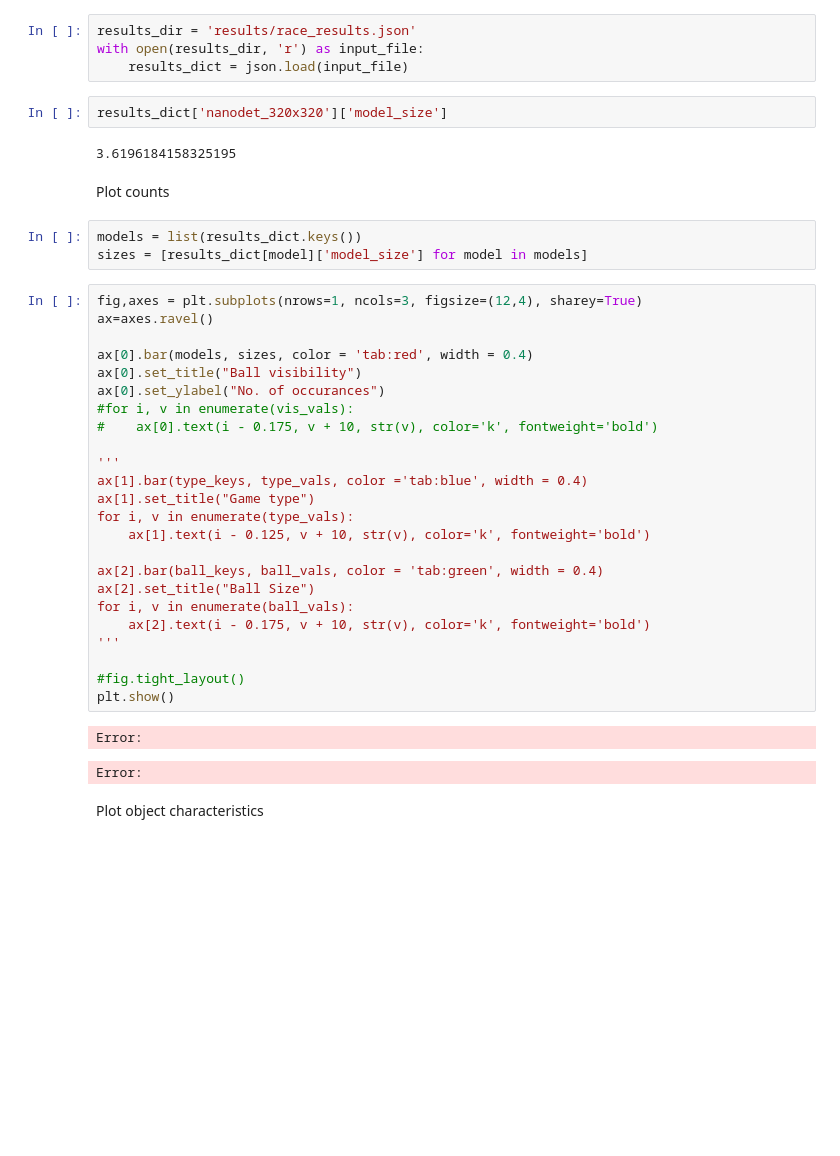
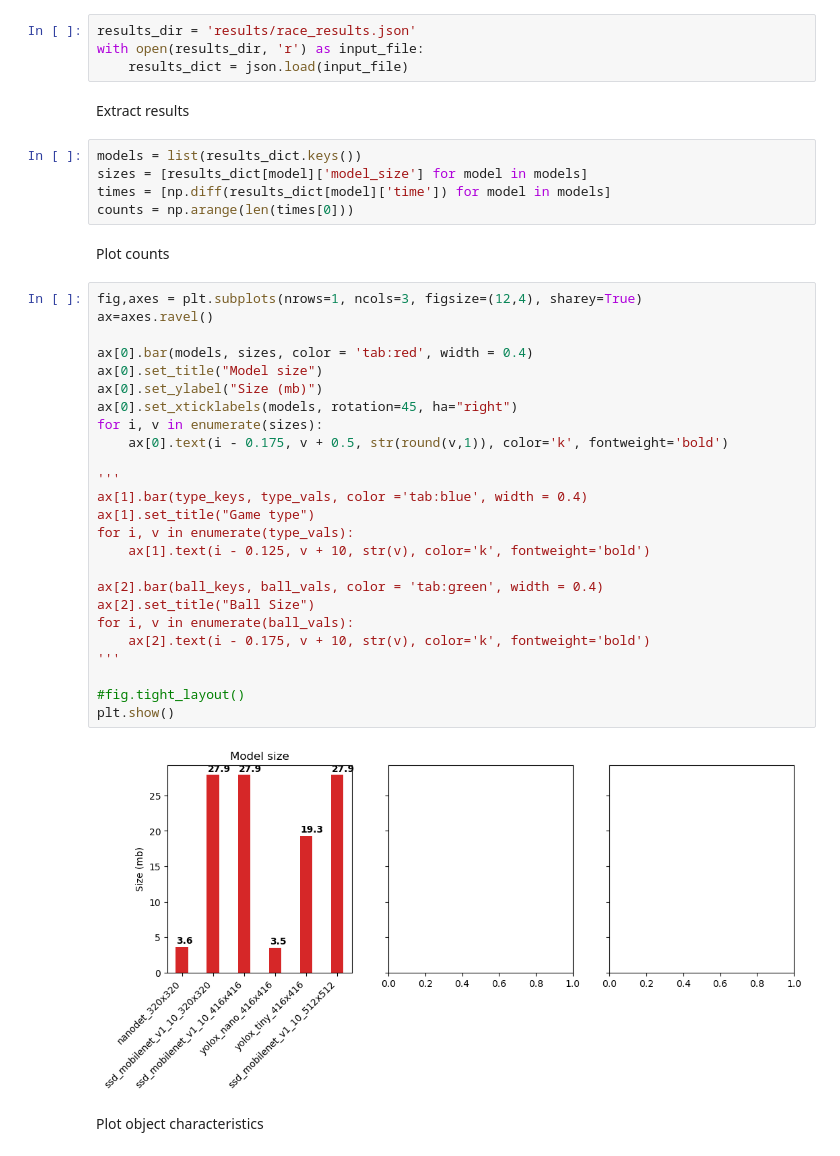
Before and after one commit to 262882/msc_detector_race, a Jupyter notebook: dataset_stats.ipynb, the cells around one changed output. Drawn from its saved outputs; the diff is of its cells as text; blank space fills up the shorter version.

Commit message:
Create some basic plots

```diff
--- a/dataset_stats.ipynb
+++ b/dataset_stats.ipynb
@@ -12,41 +14,41 @@ Locate results
 results_dir = 'results/race_results.json'
 with open(results_dir, 'r') as input_file:
     results_dict = json.load(input_file)
+# %% [markdown]
+Extract results
 # %%
-results_dict['nanodet_320x320']['model_size']
+models = list(results_dict.keys())
+sizes = [results_dict[model]['model_size'] for model in models]
+times = [np.diff(results_dict[model]['time']) for model in models]
+counts = np.arange(len(times[0]))
-# %% [output]
-3.6196184158325195
 # %% [markdown]
 Plot counts
-# %%
-models = list(results_dict.keys())
-sizes = [results_dict[model]['model_size'] for model in models]
 # %%
 fig,axes = plt.subplots(nrows=1, ncols=3, figsize=(12,4), sharey=True)
 ax=axes.ravel()
 
 ax[0].bar(models, sizes, color = 'tab:red', width = 0.4)
-ax[0].set_title("Ball visibility")
-ax[0].set_ylabel("No. of occurances")
-#for i, v in enumerate(vis_vals):
-#    ax[0].text(i - 0.175, v + 10, str(v), color='k', fontweight='bold')
+ax[0].set_title("Model size")
+ax[0].set_ylabel("Size (mb)")
+ax[0].set_xticklabels(models, rotation=45, ha="right")
+for i, v in enumerate(sizes):
+    ax[0].text(i - 0.175, v + 0.5, str(round(v,1)), color='k', fontweight='bold')
 
 '''
 ax[1].bar(type_keys, type_vals, color ='tab:blue', width = 0.4)
 ax[1].set_title("Game type")
 for i, v in enumerate(type_vals):
     ax[1].text(i - 0.125, v + 10, str(v), color='k', fontweight='bold')
 
 ax[2].bar(ball_keys, ball_vals, color = 'tab:green', width = 0.4)
 ax[2].set_title("Ball Size")
 for i, v in enumerate(ball_vals):
     ax[2].text(i - 0.175, v + 10, str(v), color='k', fontweight='bold')
 '''
 
 #fig.tight_layout()
 plt.show()
 # %% [output]
-Error:
-Error:
+[figure, added]
 # %% [markdown]
 Plot object characteristics
```
Also changed, not shown: parts of 4 cells of this notebook.
